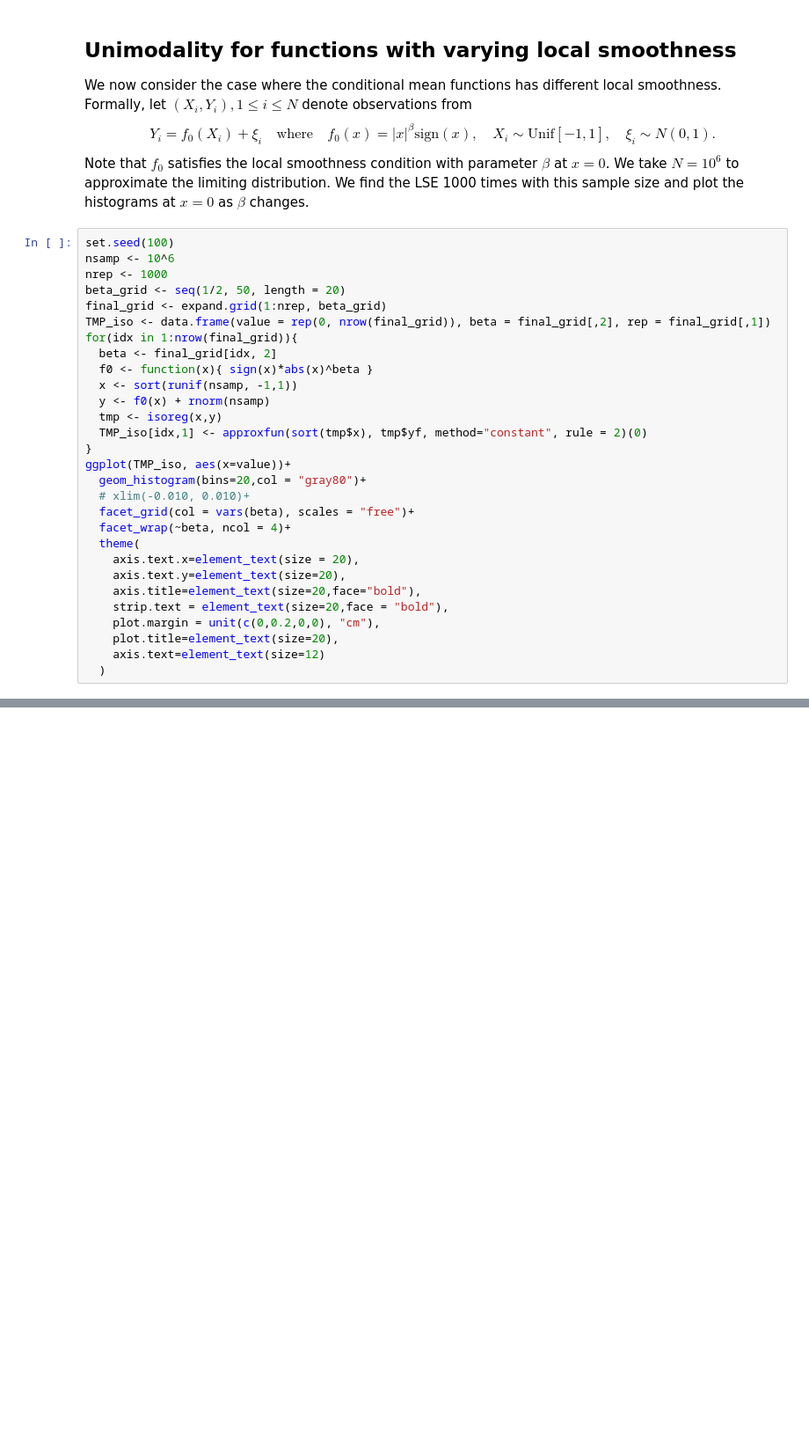
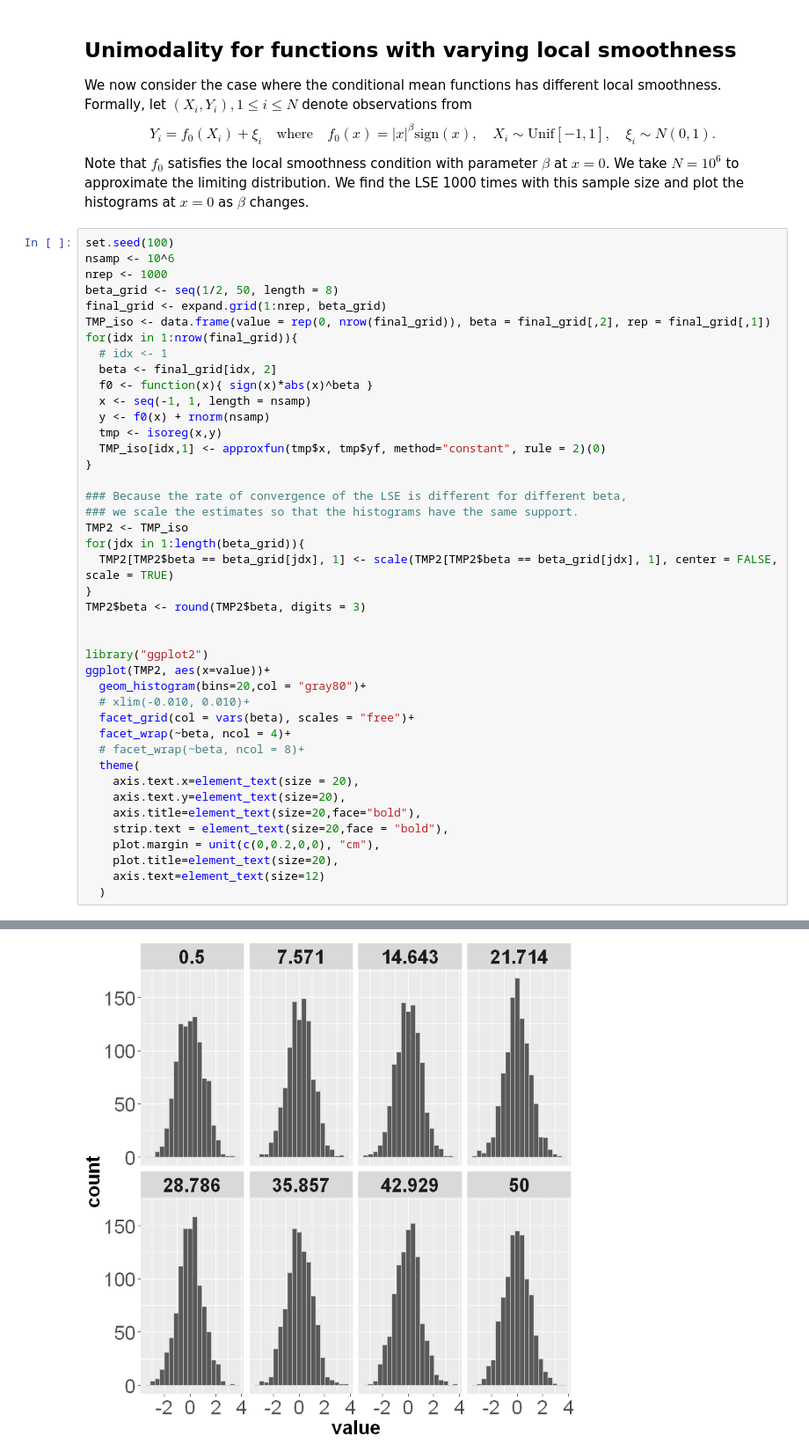
Before and after one commit to Arun-Kuchibhotla/HulC, a Jupyter notebook: R/Adaptive, Unimodal HulC for Monotone Regression.ipynb, the cells around one changed output, grey strips where cells are left out. Shown at 88% size. Saved outputs shown, nothing was run; the diff lists cells and outputs as text; blank space fills up the shorter version.

```diff
--- a/R/Adaptive, Unimodal HulC for Monotone Regression.ipynb
+++ b/R/Adaptive, Unimodal HulC for Monotone Regression.ipynb
@@ -92,22 +92,35 @@ Note that $f_0$ satisfies the local smoothness condition with parameter $\beta$
 set.seed(100)
 nsamp <- 10^6
 nrep <- 1000
-beta_grid <- seq(1/2, 50, length = 20)
+beta_grid <- seq(1/2, 50, length = 8)
 final_grid <- expand.grid(1:nrep, beta_grid)
 TMP_iso <- data.frame(value = rep(0, nrow(final_grid)), beta = final_grid[,2], rep = final_grid[,1])
 for(idx in 1:nrow(final_grid)){
+  # idx <- 1
   beta <- final_grid[idx, 2]
   f0 <- function(x){ sign(x)*abs(x)^beta }
-  x <- sort(runif(nsamp, -1,1))
+  x <- seq(-1, 1, length = nsamp)
   y <- f0(x) + rnorm(nsamp)
   tmp <- isoreg(x,y)
-  TMP_iso[idx,1] <- approxfun(sort(tmp$x), tmp$yf, method="constant", rule = 2)(0)
+  TMP_iso[idx,1] <- approxfun(tmp$x, tmp$yf, method="constant", rule = 2)(0)
 }
-ggplot(TMP_iso, aes(x=value))+
+
+### Because the rate of convergence of the LSE is different for different beta,
+### we scale the estimates so that the histograms have the same support.
+TMP2 <- TMP_iso
+for(jdx in 1:length(beta_grid)){
+  TMP2[TMP2$beta == beta_grid[jdx], 1] <- scale(TMP2[TMP2$beta == beta_grid[jdx], 1], center = FALSE, scale = TRUE)
+}
+TMP2$beta <- round(TMP2$beta, digits = 3)
+
+
+library("ggplot2")
+ggplot(TMP2, aes(x=value))+
   geom_histogram(bins=20,col = "gray80")+
   # xlim(-0.010, 0.010)+
   facet_grid(col = vars(beta), scales = "free")+
   facet_wrap(~beta, ncol = 4)+
+  # facet_wrap(~beta, ncol = 8)+
   theme(
     axis.text.x=element_text(size = 20),
     axis.text.y=element_text(size=20),
@@ -117,3 +130,4 @@ ggplot(TMP_iso, aes(x=value))+
     plot.title=element_text(size=20),
     axis.text=element_text(size=12)
   )
+# %% [output]
@@ -119,0 +139 @@ ggplot(TMP_iso, aes(x=value))+
+[figure, added]
```
Also changed, not shown: parts of 2 cells of this notebook.
